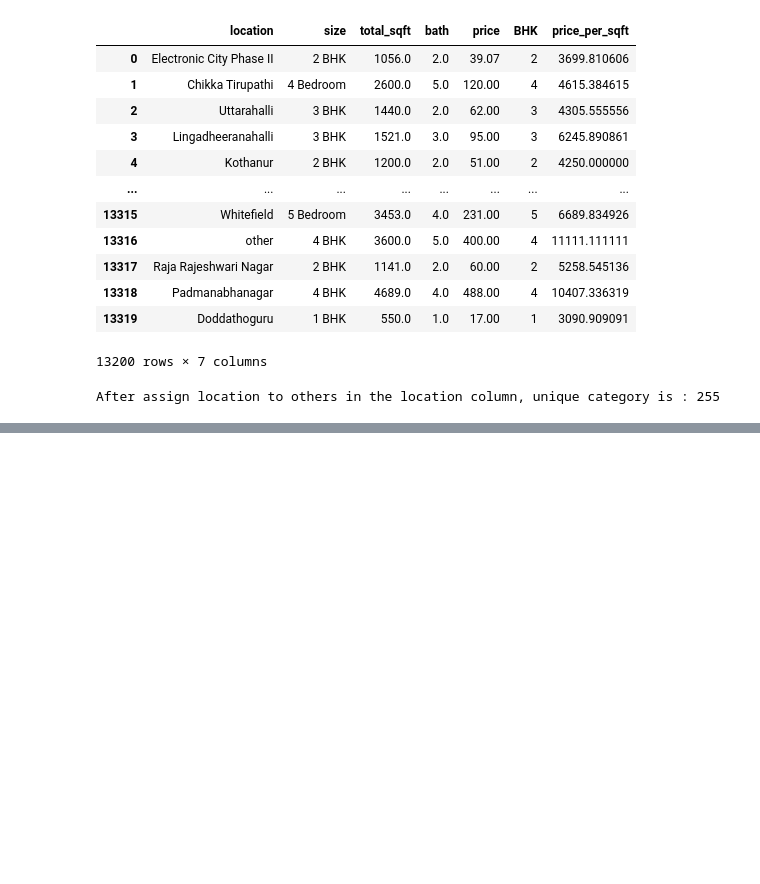
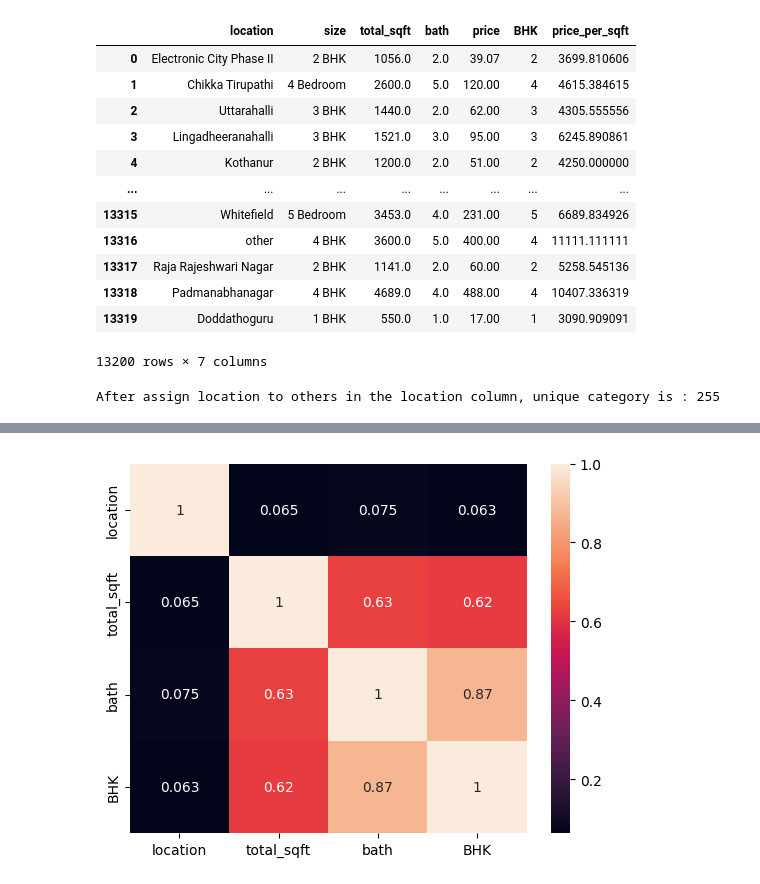
Before and after one commit to sibrikhanr98/ML_Project, a Jupyter notebook: 04.Real_Estate_Price_Prediction/code_file.ipynb, the cells around one changed output, grey strips where cells are left out. Drawn from its saved outputs; the diff is of its cells as text; code cells hidden in the pictures; blank space fills up the shorter version.

```diff
--- a/04.Real_Estate_Price_Prediction/code_file.ipynb
+++ b/04.Real_Estate_Price_Prediction/code_file.ipynb
@@ -271,0 +488,10 @@ After assign location to others in the location column, unique category is : 255
+# %%
+## Convert Gategorical DATA to numerical DATA using LabelEncoder() method
+
+from sklearn import preprocessing as prp
+
+loc = prp.LabelEncoder()
+
+loc.fit(df6.location.unique())
+
+df6['location'] = loc.transform(df6.location)
@@ -271,0 +522,7 @@ After assign location to others in the location column, unique category is : 255
+# %%
+X = df6.drop('price',axis=1)
+y = df6['price']
+# %%
+from sklearn.model_selection import train_test_split as tts
+
+X_train,X_test,y_train,y_test = tts(X,y,test_size = 0.3, random_state = 5)
@@ -271,0 +531,3 @@ After assign location to others in the location column, unique category is : 255
+# %%
+## calculate the correlation
+corr_mat = X_train.corr()
@@ -271,0 +542,6 @@ After assign location to others in the location column, unique category is : 255
+# %%
+## Visualize the correlation using heatmap
+sns.heatmap(corr_mat,annot=True)#,cmap=plt.cm.CMRmap_r)
+plt.show()
+# %% [output]
+[figure, added]
```
Also changed, not shown: parts of 31 cells of this notebook.
